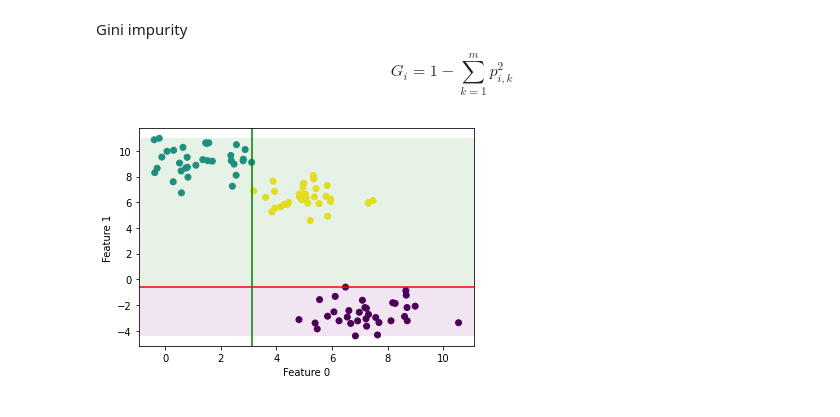
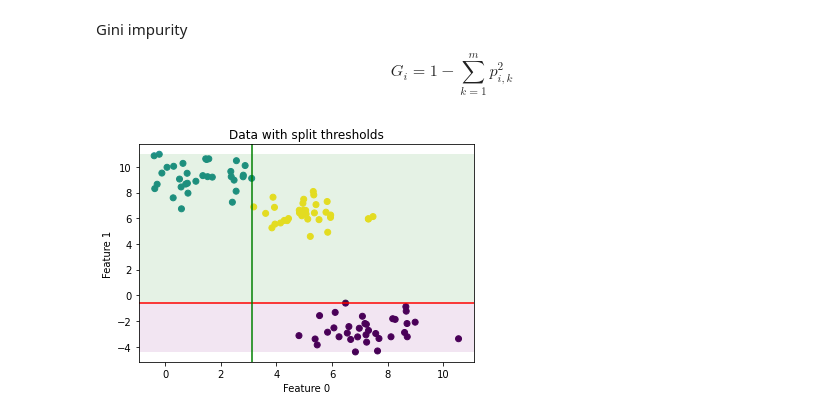
Before and after one commit to szelesaron/ml-from-scratch, a Jupyter notebook: 4-decision-tree.ipynb, the cells around one changed output. Cells and saved outputs as stored; diff of their text form; code cells hidden in the pictures.

```diff
--- a/4-decision-tree.ipynb
+++ b/4-decision-tree.ipynb
@@ -82,14 +82,13 @@ class DecisionTree:
         return Node(best_feat, best_thresh, left, right)
 
     def best_criteria(self, X, y, feat_idxs):
-        best_gain = -1
+        best_gain = 0
         split_idx, split_thresh = None, None
         for feat_idx in feat_idxs:
             X_column = X[:, feat_idx]
             thresholds = np.unique(X_column)
             for threshold in thresholds:
                 gain = self.information_gain(y, X_column, threshold)
-
                 if gain > best_gain:
                     best_gain = gain
                     split_idx = feat_idx
@@ -97,7 +96,7 @@ class DecisionTree:
 
         #plot splits
         if split_idx == 1:
-            plt.axhline(y = split_thresh, color = 'r', linestyle = '-')
+            plt.axhline(y = split_thresh, color = 'r')
             plt.axhspan(min(X[:,1]), split_thresh, facecolor='purple', alpha=0.1)
             plt.axhspan(split_thresh, max(X[:,1]), facecolor='green', alpha=0.1)
         else:
@@ -112,18 +111,12 @@ class DecisionTree:
         # generate split
         left_idxs, right_idxs = self.split(X_column, split_thresh)
 
-        if len(left_idxs) == 0 or len(right_idxs) == 0:
-            return 0
-
         # compute the weighted avg. of the loss for the children
-        n = len(y)
-        n_l, n_r = len(left_idxs), len(right_idxs)
-        e_l, e_r = gini(y[left_idxs]), gini(y[right_idxs])
-        child_gini = (n_l / n) * e_l + (n_r / n) * e_r
+        child_gini = (len(left_idxs) / len(y)) * gini(y[left_idxs]) + (len(right_idxs) / len(y)) * gini(y[right_idxs])
 
         # information gain is difference in loss before vs. after split
-        ig = parent_gini - child_gini
-        return ig
+        info_gain = parent_gini - child_gini
+        return info_gain
 
     def split(self, X_column, split_thresh):
         left_idxs = np.argwhere(X_column <= split_thresh).flatten()
@@ -140,10 +133,11 @@ class DecisionTree:
 # %%
 clf = DecisionTree(min_samples_split=2, max_depth=10)
 clf.fit(X, y)
 
 plt.scatter(X[:,0], X[:,1], c = y)
 plt.xlabel("Feature 0")
 plt.ylabel("Feature 1")
+plt.title("Data with split thresholds")
 plt.show()
 # %% [output]
-[figure, old version]
+[figure, new version]
```
